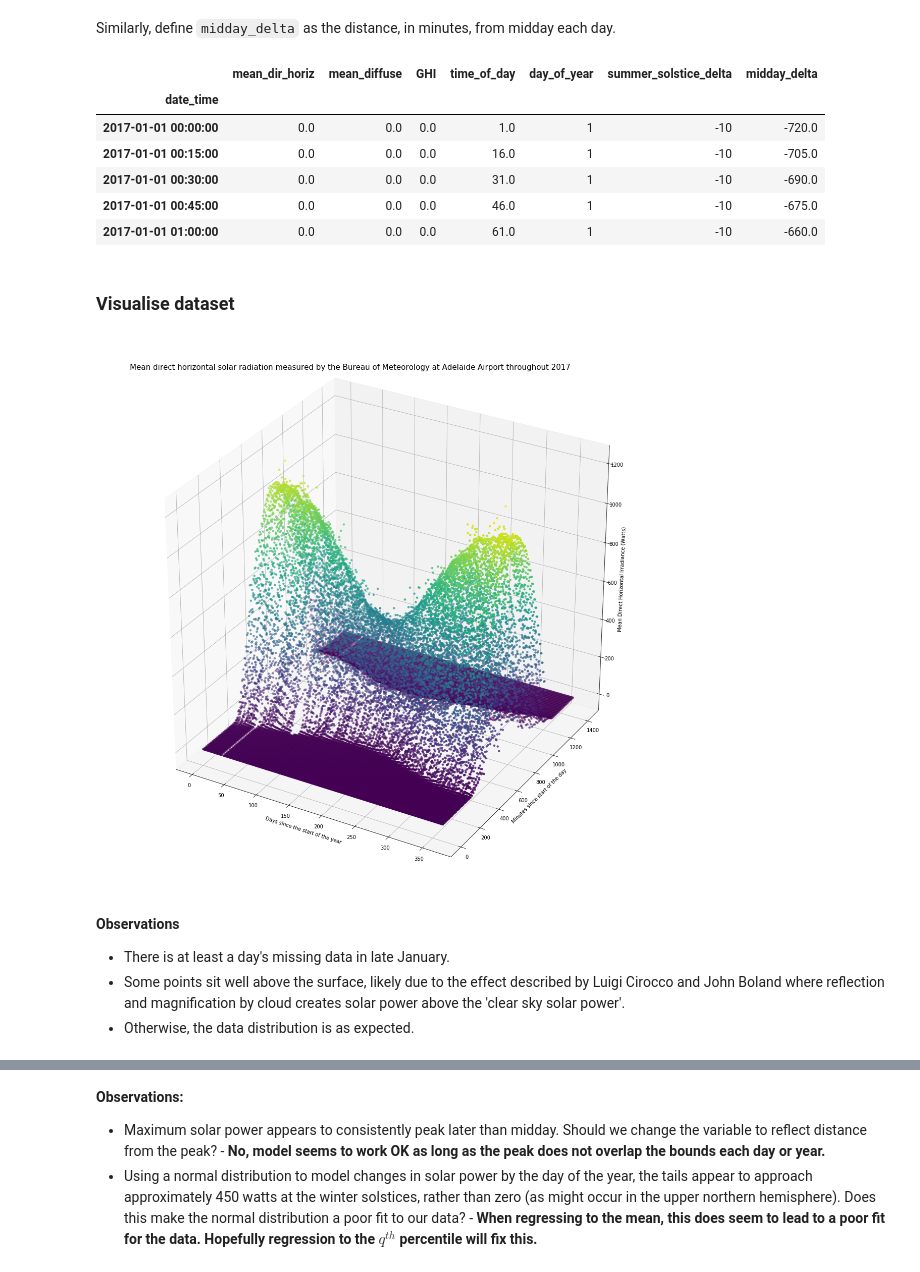
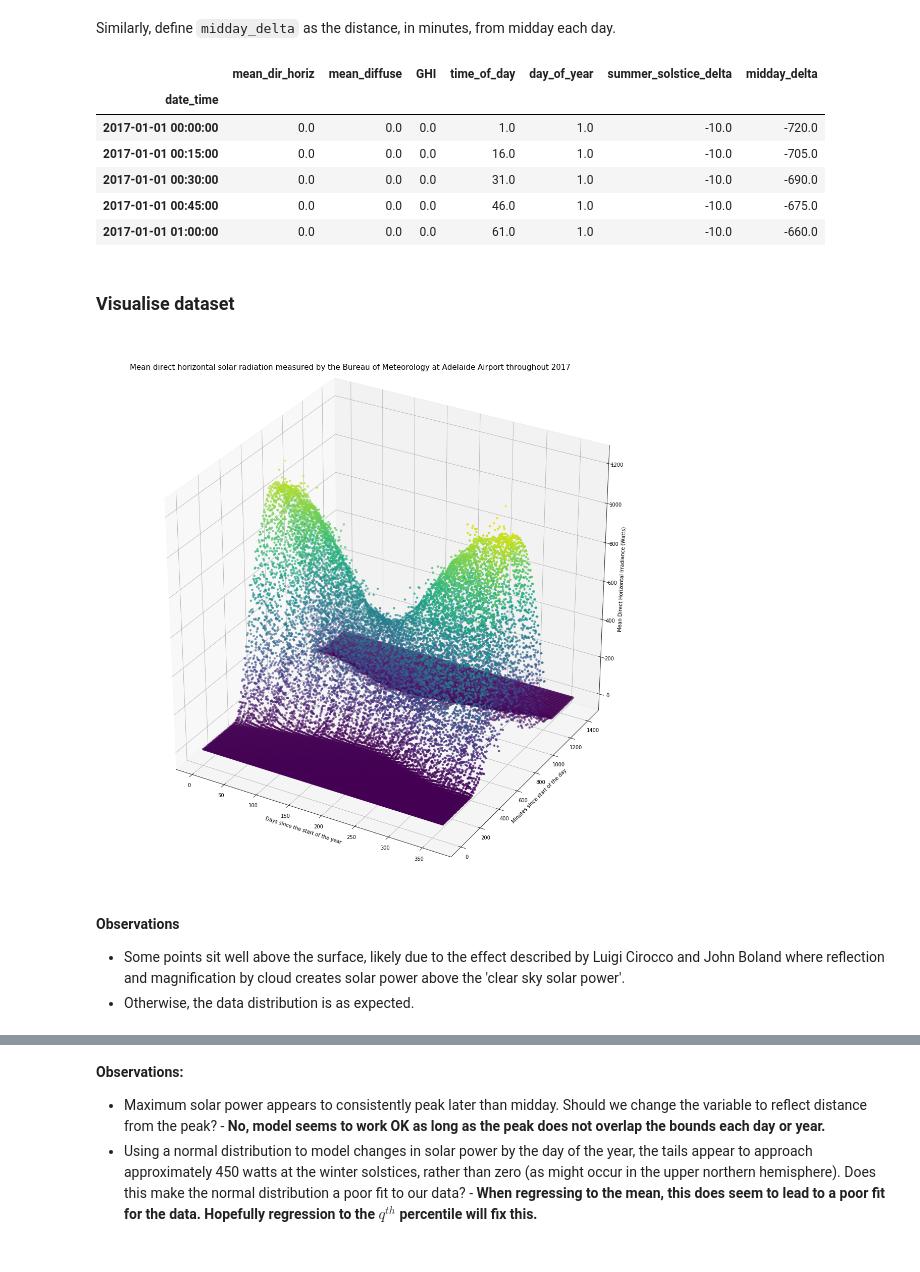
Before and after one commit to MSAmit/Capstone-project, a Jupyter notebook: Normalise_using_clear_sky_model.ipynb, the cells around one changed output, grey strips where cells are left out. Drawn from its saved outputs; the diff is of its cells as text; code cells hidden in the pictures.

Commit message:
Imputed missing data for 2017 from previous years

```diff
--- a/Normalise_using_clear_sky_model.ipynb
+++ b/Normalise_using_clear_sky_model.ipynb
@@ -109,5 +316,7 @@ Lui suggested replacement of missing values with the same time and date from the
 # %% [markdown]
 Add time of day (in minutes from midnight at the start of each day):
 # %%
-PV_15M['time_of_day'] = PV_15M.index.map(lambda x: (
-    x.combine(x.date(),x.time()) - x.combine(x.date(),dt.time(0,0))).seconds / 60 + 1)
+def time_of_day(dt_index):
+    date_time = dt_index.combine(dt_index.date(),dt_index.time())
+    start_of_day = dt_index.combine(dt_index.date(),dt.time(0,0))
+    return (date_time - start_of_day).total_seconds() / 60 + 1
@@ -116,3 +337,4 @@ Add day of year beginning 1 January:
 # %%
-first_day_of_year = dt.date(2017,1,1)
-PV_15M['day_of_year'] = PV_15M.index.map(lambda x: (x.date() - first_day_of_year).days + 1)
+def day_of_year(dt_index):
+    first_day_of_year = dt.date(dt_index.year,1,1)
+    return float((dt_index.date() - first_day_of_year).days + 1)
@@ -124,10 +359,11 @@ Let each (solar) year be delimited by winter solstices, so the summer solstice f
 winter_solstice = (6,21) # 21 June
 summer_solstice = (12,22) # 22 December
 # %%
-def summer_solstice_delta(qdate):
-    if qdate < dt.date(qdate.year,*winter_solstice): # Is date in last solar year?
-        return (dt.date(qdate.year-1,*summer_solstice) - qdate).days # If so, return delta from last year's summer solstice
+def summer_solstice_delta(dt_index):
+    # Is date in last solar year?
+    if dt_index.date() < dt.date(dt_index.year,*winter_solstice):
+        # If so, return delta from last year's summer solstice
+        return (dt.date(dt_index.year-1,*summer_solstice) - dt_index.date()).days
     else:
-        return (dt.date(qdate.year,*summer_solstice) - qdate).days # Otherwise return delta from this year's summer solstice
-
-PV_15M['summer_solstice_delta'] = PV_15M.index.map(lambda x: summer_solstice_delta(x.date()))
+        # Otherwise return delta from this year's summer solstice
+        return float((dt.date(dt_index.year,*summer_solstice) - dt_index.date()).days)
@@ -137,4 +376,4 @@ Similarly, define `midday_delta` as the distance, in minutes, from midday each d
 def midday_delta(time_of_day):
     return time_of_day - 12*60-1
 
-PV_15M['midday_delta'] = midday_delta(PV_15M.time_of_day)
+#PV17_15M['midday_delta'] = midday_delta(PV17_15M.time_of_day)
@@ -141,34 +383,33 @@ PV_15M['midday_delta'] = midday_delta(PV_15M.time_of_day)
 # %%
-PV_15M.head()
+PV_15M['17'].head()
 # %% [output]
 |  | mean_dir_horiz | mean_diffuse | GHI | time_of_day | day_of_year | summer_solstice_delta | midday_delta |
 | date_time |  |  |  |  |  |  |  |
-| 2017-01-01 00:00:00 | 0.0 | 0.0 | 0.0 | 1.0 | 1 | -10 | -720.0 |
-| 2017-01-01 00:15:00 | 0.0 | 0.0 | 0.0 | 16.0 | 1 | -10 | -705.0 |
-| 2017-01-01 00:30:00 | 0.0 | 0.0 | 0.0 | 31.0 | 1 | -10 | -690.0 |
-| 2017-01-01 00:45:00 | 0.0 | 0.0 | 0.0 | 46.0 | 1 | -10 | -675.0 |
-| 2017-01-01 01:00:00 | 0.0 | 0.0 | 0.0 | 61.0 | 1 | -10 | -660.0 |
+| 2017-01-01 00:00:00 | 0.0 | 0.0 | 0.0 | 1.0 | 1.0 | -10.0 | -720.0 |
+| 2017-01-01 00:15:00 | 0.0 | 0.0 | 0.0 | 16.0 | 1.0 | -10.0 | -705.0 |
+| 2017-01-01 00:30:00 | 0.0 | 0.0 | 0.0 | 31.0 | 1.0 | -10.0 | -690.0 |
+| 2017-01-01 00:45:00 | 0.0 | 0.0 | 0.0 | 46.0 | 1.0 | -10.0 | -675.0 |
+| 2017-01-01 01:00:00 | 0.0 | 0.0 | 0.0 | 61.0 | 1.0 | -10.0 | -660.0 |
 # %% [markdown]
 ### Visualise dataset
 # %%
 # Plot distribution of solar output by minute of the day and day of the year
 fig = plt.figure(figsize=(20,20))
 ax = plt.axes(projection='3d')
-ax.scatter(PV_15M.day_of_year, PV_15M.time_of_day, PV_15M.GHI,
-                c=PV_15M.GHI, linewidth=0.005)
+ax.scatter(PV_15M['17'].day_of_year, PV_15M['17'].time_of_day, PV_15M['17'].GHI,
+                c=PV_15M['17'].GHI, linewidth=0.005)
 ax.text2D(0.05, 0.95,
           'Mean direct horizontal solar radiation measured by the Bureau of Meteorology at Adelaide Airport throughout 2017',
           transform=ax.transAxes, fontsize=15)
 ax.set_xlabel('Days since the start of the year')
 ax.set_ylabel('Minutes since start of the day')
 ax.set_zlabel('Mean Direct Horizontal Irradiance (Watts)')
 plt.show()
 # %% [output]
-[figure, old version]
+[figure, new version]
 # %% [markdown]
 __Observations__
 
-* There is at least a day's missing data in late January.
 * Some points sit well above the surface, likely due to the effect described by Luigi Cirocco and John Boland where reflection and magnification by cloud creates solar power above the 'clear sky solar power'.
 * Otherwise, the data distribution is as expected.
 # %%
```
Also changed, not shown: parts of 99 cells of this notebook.
